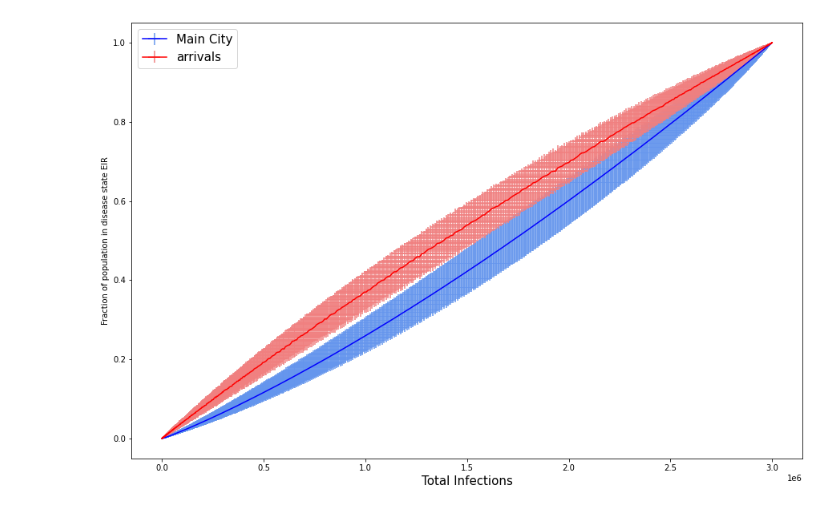
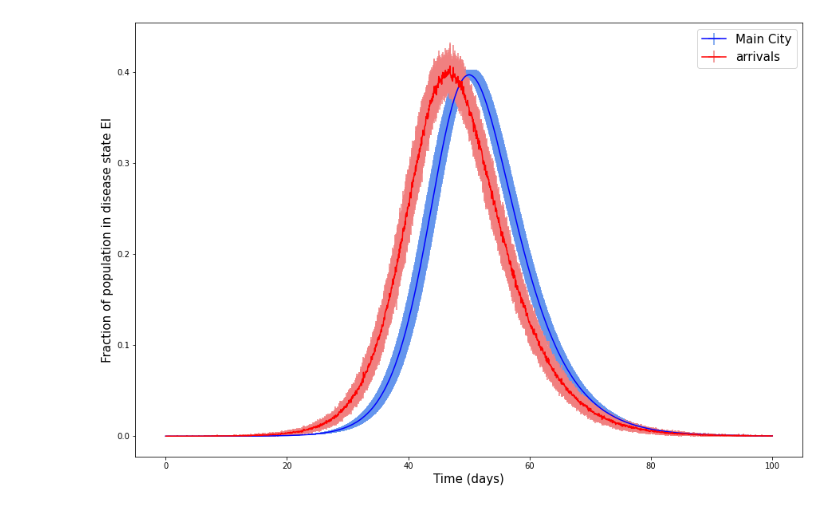
Before and after one commit to JakeMendel/NAO_Modelling, a Jupyter notebook: generic_model.ipynb, the cells around one changed output. Cells and saved outputs as stored; diff of their text form; code cells hidden in the pictures.

Commit message:
added hists_at_time, Disease.growth_rate, and modified plot_avg_vals to include daily flight data. also made the colours of different plots consistent

```diff
--- a/generic_model.ipynb
+++ b/generic_model.ipynb
@@ -11,6 +11,7 @@ class Disease:
     beta: float
     gamma: float
     delta: float
+    '''TODO: add description of parameters'''
 # %%
 def find_first_index(condition):
     """
@@ -35,6 +36,19 @@ def find_first_index(condition):
     idx[np.all(~condition, axis=1)] = -1
 
     return idx
+
+def homogeneous_LR_matrix(n_groups: int, LR: float):
+    out = np.identity(n_groups,np.float64)
+    out[out == 0] = LR
+    return out
+
+def day_to_sim_step(day, delta_t):
+    #day should start at zero
+    steps_in_day = int(1/delta_t)
+    return np.round(steps_in_day * (day + 0.5)).astype(int)
+
+def sim_step_to_day(sim_step, delta_t):
+    return np.floor(sim_step * delta_t).astype(int)
 # %%
 class City:
     def __init__(self,
@@ -666 +823,4 @@ basics = HomogeneousNetwork(BasicCity,3,10000)
+# %%
+covid = Disease(0.6,1/6,1/5.5)
+basics = HomogeneousNetwork(BasicCity,2,2000)
 # %%
@@ -668,4 +843,4 @@ basics(0.05,100,measles,20,200)
 # %%
-basics.plot_avg_vals(which_city = -1, against_total_infections=True, included_compartments='EIR')
+basics.plot_avg_vals(which_city = -1, included_compartments="EI", against_total_infections=False)
 # %% [output]
-[figure, old version]
+[figure, new version]
```
Also changed, not shown: parts of 12 cells of this notebook.
